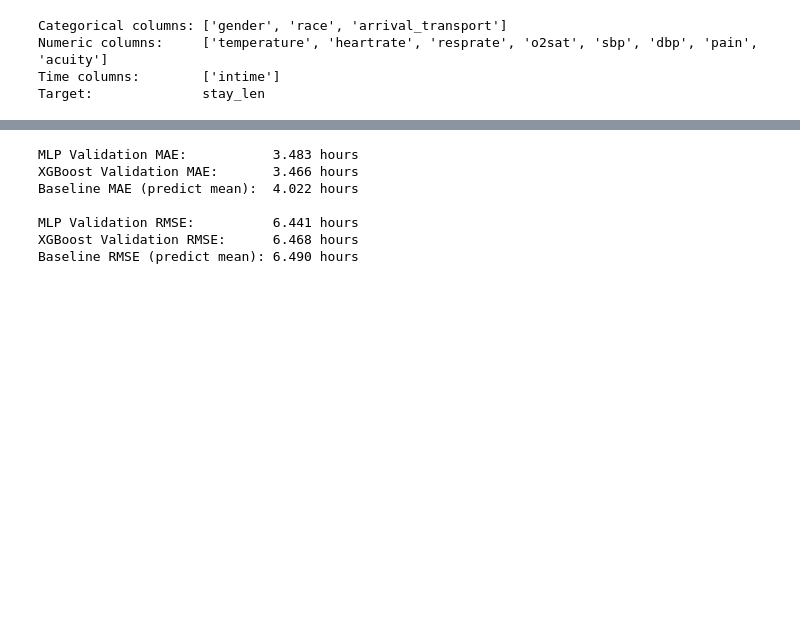
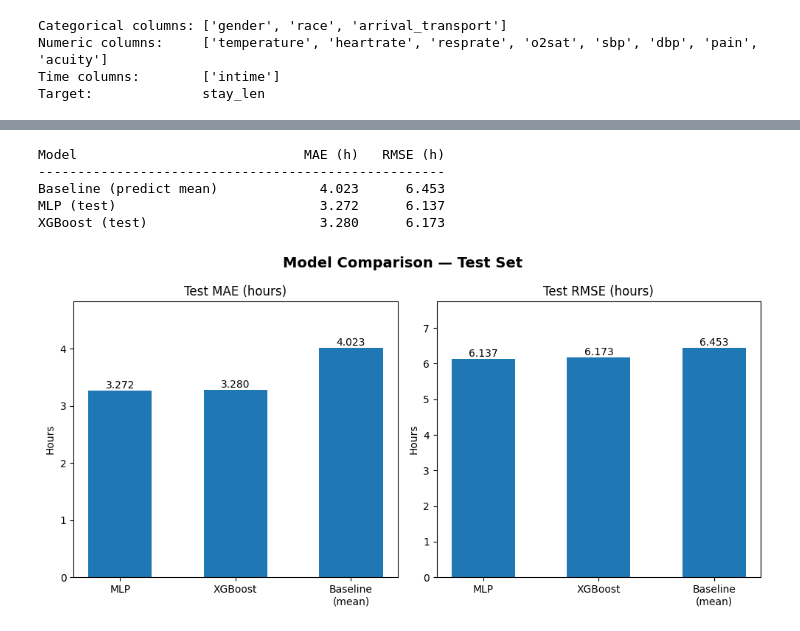
Before and after one commit to alicoppe/deep-learning-imputation, a Jupyter notebook: notebooks/mika/length_of_stay_prediction.ipynb, the cells around one changed output, grey strips where cells are left out. Saved outputs shown, nothing was run; the diff lists cells and outputs as text; code cells hidden in the pictures; blank space fills up the shorter version.

```diff
--- a/notebooks/mika/length_of_stay_prediction.ipynb
+++ b/notebooks/mika/length_of_stay_prediction.ipynb
@@ -359,16 +453,35 @@ XGBoost Validation RMSE: 6.468 hours
 # %%
-print(f"MLP Validation MAE:           {mae:.3f} hours")
-print(f"XGBoost Validation MAE:       {xgb_mae:.3f} hours")
-print(f"Baseline MAE (predict mean):  {baseline_mae:.3f} hours")
-print("")
-print(f"MLP Validation RMSE:          {rmse:.3f} hours")
-print(f"XGBoost Validation RMSE:      {xgb_rmse:.3f} hours")
-print(f"Baseline RMSE (predict mean): {baseline_rmse:.3f} hours")
+print(f"{'Model':<30} {'MAE (h)':>10} {'RMSE (h)':>10}")
+print("-" * 52)
+print(f"{'Baseline (predict mean)':<30} {baseline_mae:>10.3f} {baseline_rmse:>10.3f}")
+print(f"{'MLP (test)':<30} {test_mae:>10.3f} {test_rmse:>10.3f}")
+print(f"{'XGBoost (test)':<30} {xgb_test_mae:>10.3f} {xgb_test_rmse:>10.3f}")
 # %% [output]
-MLP Validation MAE:           3.483 hours
-XGBoost Validation MAE:       3.466 hours
-Baseline MAE (predict mean):  4.022 hours
-
-MLP Validation RMSE:          6.441 hours
-XGBoost Validation RMSE:      6.468 hours
-Baseline RMSE (predict mean): 6.490 hours
+Model                             MAE (h)   RMSE (h)
+----------------------------------------------------
+Baseline (predict mean)             4.023      6.453
+MLP (test)                          3.272      6.137
+XGBoost (test)                      3.280      6.173
+# %%
+fig, axes = plt.subplots(1, 2, figsize=(10, 5))
+
+metrics = {
+    "Test MAE (hours)":  [test_mae,  xgb_test_mae,  baseline_mae],
+    "Test RMSE (hours)": [test_rmse, xgb_test_rmse, baseline_rmse],
+}
+models = ["MLP", "XGBoost", "Baseline\n(mean)"]
+
+for ax, (title, values) in zip(axes, metrics.items()):
+    bars = ax.bar(models, values, width=0.55)
+    ax.set_title(title)
+    ax.set_ylabel("Hours")
+    ax.set_ylim(0, max(values) * 1.2)
+    for b, v in zip(bars, values):
+        ax.text(b.get_x() + b.get_width() / 2, b.get_height(), f"{v:.3f}",
+                ha="center", va="bottom", fontsize=10)
+
+fig.suptitle("Model Comparison — Test Set", fontsize=14, fontweight="bold")
+plt.tight_layout()
+plt.show()
+# %% [output]
+[figure, added]
```
Also changed, not shown: parts of 12 cells of this notebook, 1 other file.
